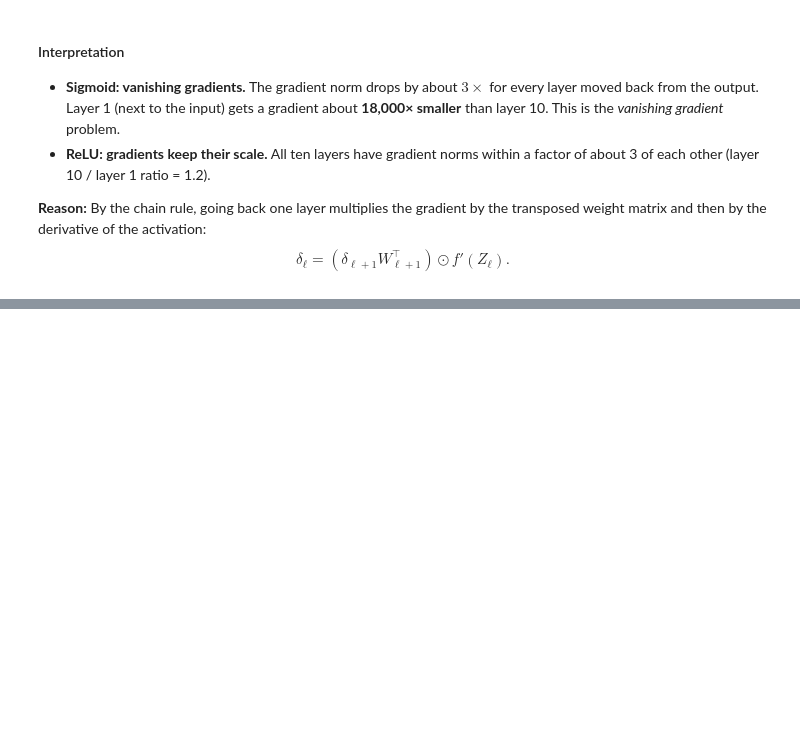
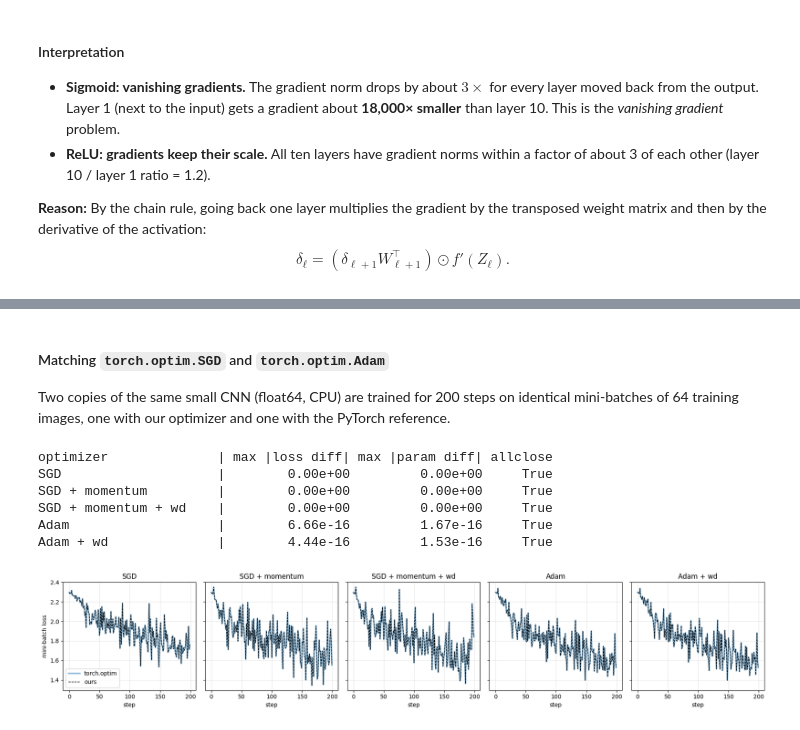
Before and after one commit to keshj/dl-for-vision, a Jupyter notebook: assignment_2/cnn.ipynb, the cells around one changed output, grey strips where cells are left out. Saved outputs shown, nothing was run; the diff lists cells and outputs as text; code cells hidden in the pictures; blank space fills up the shorter version.

```diff
--- a/assignment_2/cnn.ipynb
+++ b/assignment_2/cnn.ipynb
@@ -503,0 +582,77 @@ $$\delta_\ell = (\delta_{\ell+1} W_{\ell+1}^\top) \odot f'(Z_\ell).$$
+# %% [markdown]
+#### Matching `torch.optim.SGD` and `torch.optim.Adam`
+
+Two copies of the same small CNN (float64, CPU) are trained for 200 steps on identical mini-batches of 64 training images, one with our optimizer and one with the PyTorch reference.
+# %%
+def tiny_cnn():
+    return nn.Sequential(
+        nn.Conv2d(3, 8, 3, padding=1), nn.ReLU(), nn.MaxPool2d(2),
+        nn.Conv2d(8, 16, 3, padding=1), nn.ReLU(), nn.MaxPool2d(2),
+        nn.Flatten(), nn.Linear(16 * 8 * 8, 10),
+    ).double()
+
+
+def normalize_images(x):
+    """uint8 (N, 3, 32, 32) -> per-channel normalized float32 images."""
+    return (x.float().div(255.0) - CIFAR_MEAN.view(1, 3, 1, 1)) / CIFAR_STD.view(1, 3, 1, 1)
+
+
+MATCH_STEPS, MATCH_BATCH = 200, 64
+x_match = normalize_images(x_train[:MATCH_STEPS * MATCH_BATCH]).double()
+y_match = y_train[:MATCH_STEPS * MATCH_BATCH]
+
+match_configs = [
+    ("SGD",                  ManualSGD,  torch.optim.SGD,  dict(lr=0.05)),
+    ("SGD + momentum",       ManualSGD,  torch.optim.SGD,  dict(lr=0.05, momentum=0.9)),
+    ("SGD + momentum + wd",  ManualSGD,  torch.optim.SGD,  dict(lr=0.05, momentum=0.9, weight_decay=5e-4)),
+    ("Adam",                 ManualAdam, torch.optim.Adam, dict(lr=1e-3)),
+    ("Adam + wd",            ManualAdam, torch.optim.Adam, dict(lr=1e-3, weight_decay=5e-4)),
+]
+
+match_losses = {}
+print(f"{'optimizer':22s} | {'max |loss diff|':>15s} {'max |param diff|':>16s} {'allclose':>8s}")
+for name, ours_cls, ref_cls, kwargs in match_configs:
+    set_seed(SEED)
+    model_ours = tiny_cnn()
+    model_ref = copy.deepcopy(model_ours)
+    opt_ours = ours_cls(model_ours.parameters(), **kwargs)
+    opt_ref = ref_cls(model_ref.parameters(), **kwargs)
+
+    losses_ours, losses_ref, max_param_diff = [], [], 0.0
+    for i in range(MATCH_STEPS):
+        xb = x_match[i * MATCH_BATCH:(i + 1) * MATCH_BATCH]
+        yb = y_match[i * MATCH_BATCH:(i + 1) * MATCH_BATCH]
+        for model, opt, losses in [(model_ours, opt_ours, losses_ours), (model_ref, opt_ref, losses_ref)]:
+            opt.zero_grad()
+            loss = F.cross_entropy(model(xb), yb)
+            loss.backward()
+            opt.step()
+            losses.append(loss.item())
+        max_param_diff = max(max_param_diff, max((a - b).abs().max().item()
+                                                 for a, b in zip(model_ours.parameters(), model_ref.parameters())))
+
+    match = all(torch.allclose(a, b) for a, b in zip(model_ours.parameters(), model_ref.parameters()))
+    loss_diff = np.abs(np.array(losses_ours) - np.array(losses_ref)).max()
+    match_losses[name] = (losses_ours, losses_ref)
+    print(f"{name:22s} | {loss_diff:15.2e} {max_param_diff:16.2e} {str(match):>8s}")
+# %% [output]
+optimizer              | max |loss diff| max |param diff| allclose
+SGD                    |        0.00e+00         0.00e+00     True
+SGD + momentum         |        0.00e+00         0.00e+00     True
+SGD + momentum + wd    |        0.00e+00         0.00e+00     True
+Adam                   |        6.66e-16         1.67e-16     True
+Adam + wd              |        4.44e-16         1.53e-16     True
+# %%
+fig, axes = plt.subplots(1, len(match_losses), figsize=(18, 3.6), sharey=True)
+for ax, (name, (losses_ours, losses_ref)) in zip(axes, match_losses.items()):
+    ax.plot(losses_ref, lw=2.5, alpha=0.5, label="torch.optim")
+    ax.plot(losses_ours, "--", lw=1, color="k", label="ours")
+    ax.set(xlabel="step", title=name)
+    ax.grid(alpha=0.3)
+axes[0].set_ylabel("mini-batch loss")
+axes[0].legend()
+plt.tight_layout()
+fig.savefig(FIG_DIR / "t2a_optimizer_match.pdf", bbox_inches="tight")
+plt.show()
+# %% [output]
+[figure, added]
```
Also changed, not shown: parts of 12 cells of this notebook.
